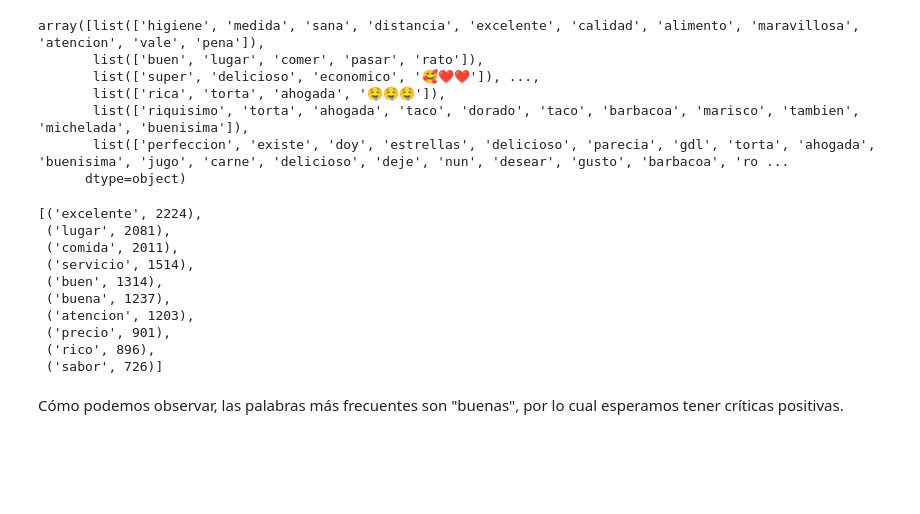
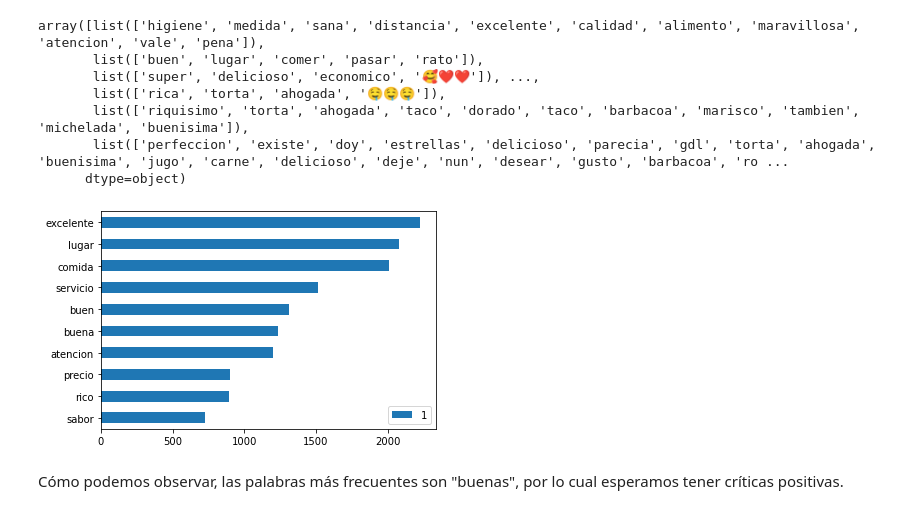
Before and after one commit to DanyArmas/retoDD360, a Jupyter notebook: Resenias_DArmas.ipynb, the cells around one changed output. Cells and saved outputs as stored; diff of their text form; code cells hidden in the pictures; blank space fills up the shorter version.

```diff
--- a/Resenias_DArmas.ipynb
+++ b/Resenias_DArmas.ipynb
@@ -327,18 +327,12 @@ array([list(['higiene', 'medida', 'sana', 'distancia', 'excelente', 'calidad', '
       dtype=object)
 # %%
 vocabulario=vocabulario_(data.text)
-vocabulario.most_common(10)
-# %% [output]
-[('excelente', 2224),
- ('lugar', 2081),
- ('comida', 2011),
- ('servicio', 1514),
- ('buen', 1314),
- ('buena', 1237),
- ('atencion', 1203),
- ('precio', 901),
- ('rico', 896),
- ('sabor', 726)]
+# %%
+top_palabras=pd.DataFrame(pd.DataFrame(vocabulario.most_common(10)).sort_values(by=1))
+top_palabras.plot.barh(x=0,y=1, xlabel="",ylabel="Frecuencias")
+plt.show()
+# %% [output]
+[figure, added]
 # %% [markdown]
 Cómo podemos observar, las palabras más frecuentes son "buenas", por lo cual esperamos tener críticas positivas.
 # %% [markdown]
```
Also changed, not shown: parts of 4 cells of this notebook, 1 other file.
